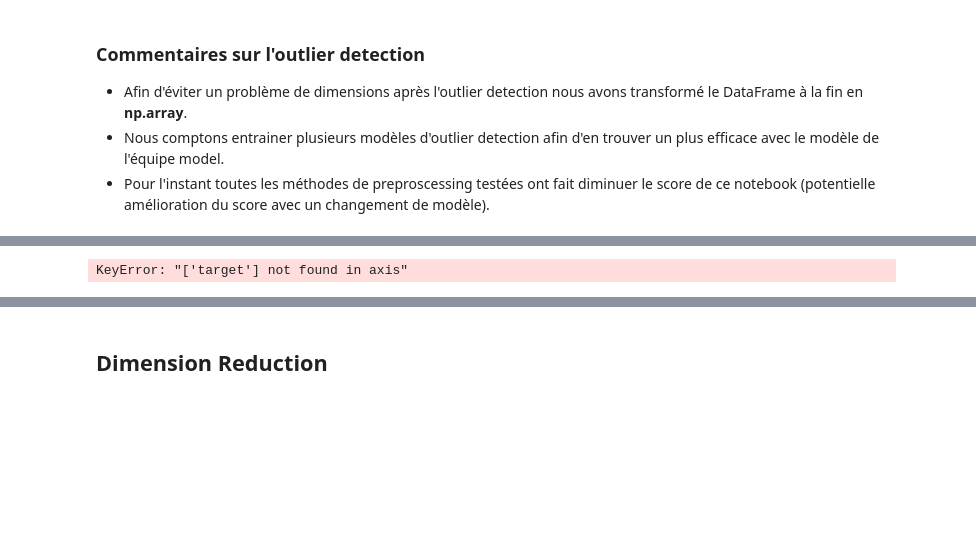
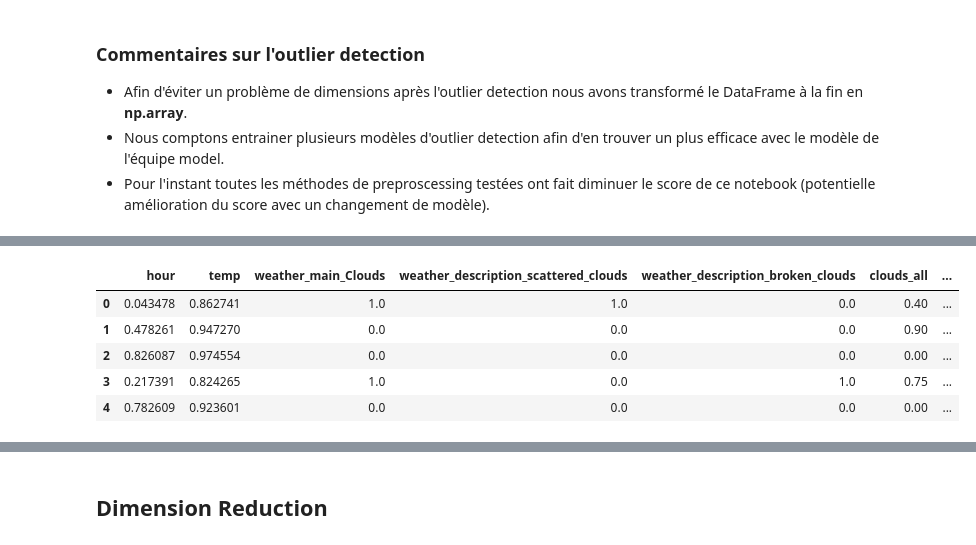
Before and after one commit to emilienlemaire/autocar, a Jupyter notebook: starting_kit/README_pre-processing.ipynb, the cells around one changed output, grey strips where cells are left out. Saved outputs shown, nothing was run; the diff lists cells and outputs as text; code cells hidden in the pictures; blank space fills up the shorter version.

```diff
--- a/starting_kit/README_pre-processing.ipynb
+++ b/starting_kit/README_pre-processing.ipynb
@@ -227,15 +231,18 @@ X_train_prepro.head()
 # %%
 #On échelonne les données
 XY_train[XY_train.columns] = scaler.fit_transform(XY_train[XY_train.columns])
-
-X_train_prepro = X_train_prepro.drop(columns=['target'])
 
 X_train_prepro[X_train_prepro.columns] = scaler.fit_transform(X_train_prepro[X_train_prepro.columns])
 Y_train_prepro[Y_train_prepro.columns] = scaler.fit_transform(Y_train_prepro[Y_train_prepro.columns])
 
 XY_train.head()
 # %% [output]
-KeyError: "['target'] not found in axis"
+|  | hour | temp | weather_main_Clouds | weather_description_scattered_clouds | weather_description_broken_clouds | clouds_all | ... |
+| 0 | 0.043478 | 0.862741 | 1.0 | 1.0 | 0.0 | 0.40 | ... |
+| 1 | 0.478261 | 0.947270 | 0.0 | 0.0 | 0.0 | 0.90 | ... |
+| 2 | 0.826087 | 0.974554 | 0.0 | 0.0 | 0.0 | 0.00 | ... |
+| 3 | 0.217391 | 0.824265 | 1.0 | 0.0 | 1.0 | 0.75 | ... |
+| 4 | 0.782609 | 0.923601 | 0.0 | 0.0 | 0.0 | 0.00 | ... |
 # %%
 #On transforme le DataFrame en np.array
 import numpy as np
```
Also changed, not shown: parts of 12 cells of this notebook, 4 other files.
